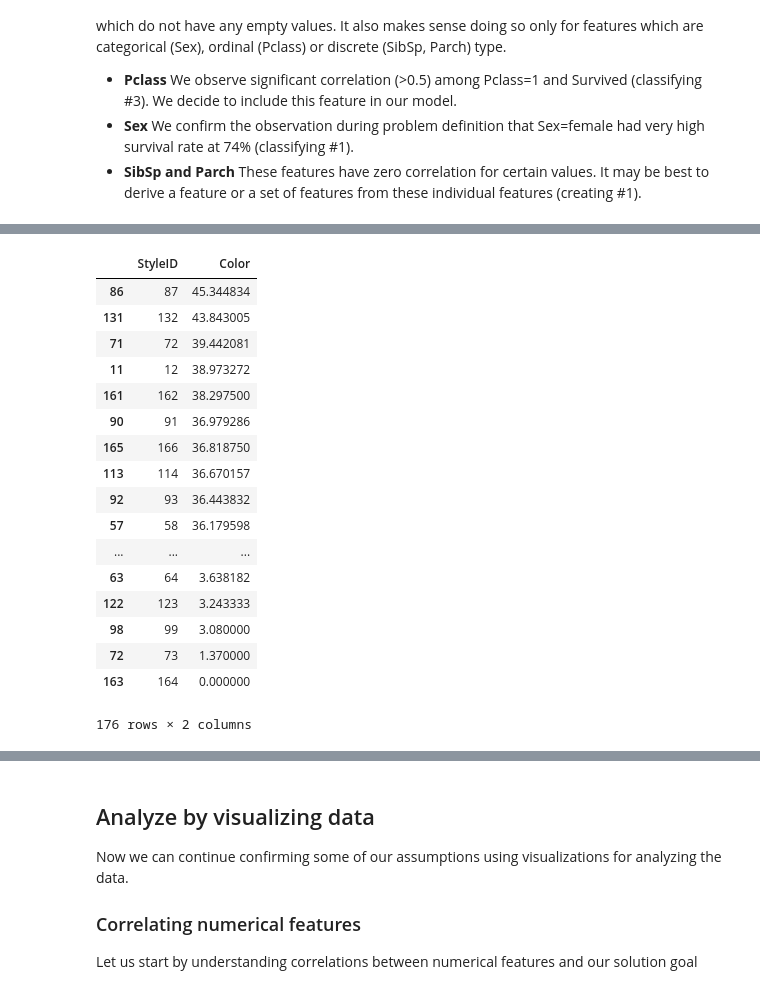
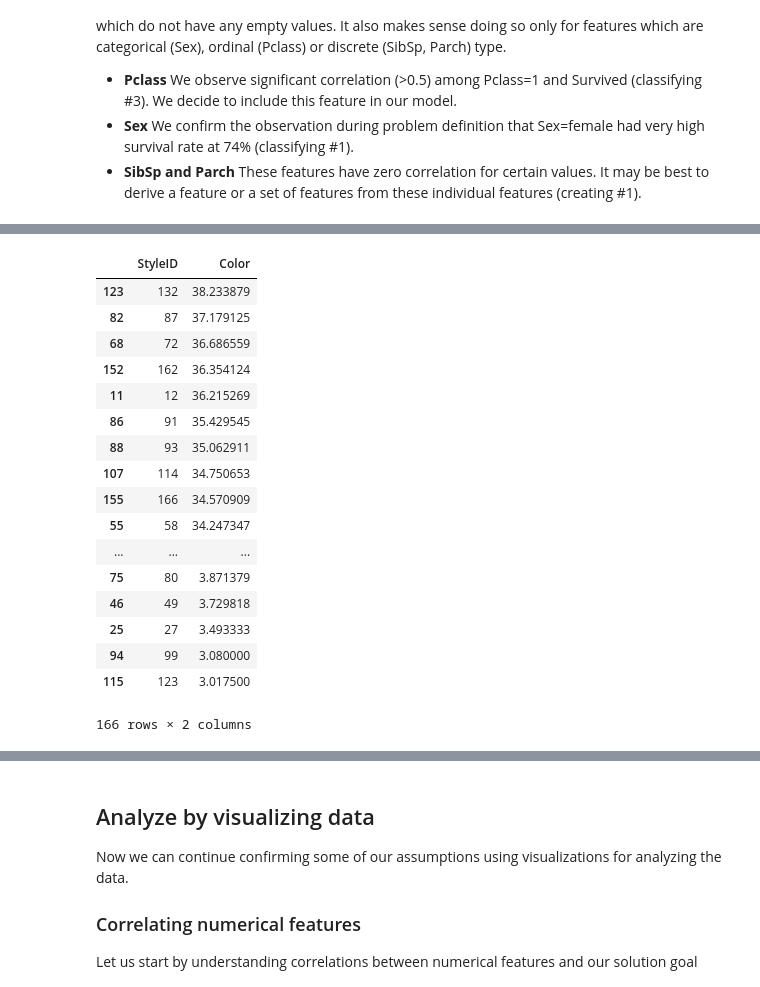
Before and after one commit to enikolas/brewer-machine-learning, a Jupyter notebook: notebook/notebook.ipynb, the cells around one changed output, grey strips where cells are left out. Drawn from its saved outputs; the diff is of its cells as text; code cells hidden in the pictures.

```diff
--- a/notebook/notebook.ipynb
+++ b/notebook/notebook.ipynb
@@ -305,0 +253,13 @@ train_df.describe(include=['O'])
+# %%
+clean_train_df = train_df.copy()
+
+clean_train_df = clean_train_df[clean_train_df['OG'] <= 1.15][clean_train_df['OG'] >= 1.005]
+clean_train_df = clean_train_df[clean_train_df['FG'] <= 1.05][clean_train_df['FG'] >= 1.001]
+clean_train_df = clean_train_df[clean_train_df['ABV'] <= 20][clean_train_df['ABV'] >= 0.1]
+clean_train_df = clean_train_df[clean_train_df['IBU'] <= 150][clean_train_df['IBU'] >= 0.1]
+clean_train_df = clean_train_df[clean_train_df['Color'] <= 45][clean_train_df['Color'] >= 0]
+clean_train_df = clean_train_df[clean_train_df['BoilGravity'] <= 1.15][clean_train_df['BoilGravity'] >= 1.005]
+clean_train_df = clean_train_df[clean_train_df['Efficiency'] <= 100][clean_train_df['Efficiency'] >= 35]
+clean_train_df = clean_train_df[clean_train_df['SugarScale'] == 'Specific Gravity']
+
+clean_train_df['BeerID'].count() / train_df['BeerID'].count()
@@ -412,22 +389,22 @@ train_df[["ABV", "StyleID"]].groupby(['StyleID'], as_index=False).mean().sort_va
 # %%
-train_df[["Color", "StyleID"]].groupby(['StyleID'], as_index=False).mean().sort_values(by='Color', ascending=False)
+clean_train_df[["Color", "StyleID"]].groupby(['StyleID'], as_index=False).mean().sort_values(by='Color', ascending=False)
 # %% [output]
 |  | StyleID | Color |
-| 86 | 87 | 45.344834 |
-| 131 | 132 | 43.843005 |
-| 71 | 72 | 39.442081 |
-| 11 | 12 | 38.973272 |
-| 161 | 162 | 38.297500 |
-| 90 | 91 | 36.979286 |
-| 165 | 166 | 36.818750 |
-| 113 | 114 | 36.670157 |
-| 92 | 93 | 36.443832 |
-| 57 | 58 | 36.179598 |
+| 123 | 132 | 38.233879 |
+| 82 | 87 | 37.179125 |
+| 68 | 72 | 36.686559 |
+| 152 | 162 | 36.354124 |
+| 11 | 12 | 36.215269 |
+| 86 | 91 | 35.429545 |
+| 88 | 93 | 35.062911 |
+| 107 | 114 | 34.750653 |
+| 155 | 166 | 34.570909 |
+| 55 | 58 | 34.247347 |
 | ... | ... | ... |
-| 63 | 64 | 3.638182 |
-| 122 | 123 | 3.243333 |
-| 98 | 99 | 3.080000 |
-| 72 | 73 | 1.370000 |
-| 163 | 164 | 0.000000 |
+| 75 | 80 | 3.871379 |
+| 46 | 49 | 3.729818 |
+| 25 | 27 | 3.493333 |
+| 94 | 99 | 3.080000 |
+| 115 | 123 | 3.017500 |
-176 rows × 2 columns
+166 rows × 2 columns
 # %%
```
Also changed, not shown: parts of 19 cells of this notebook.
